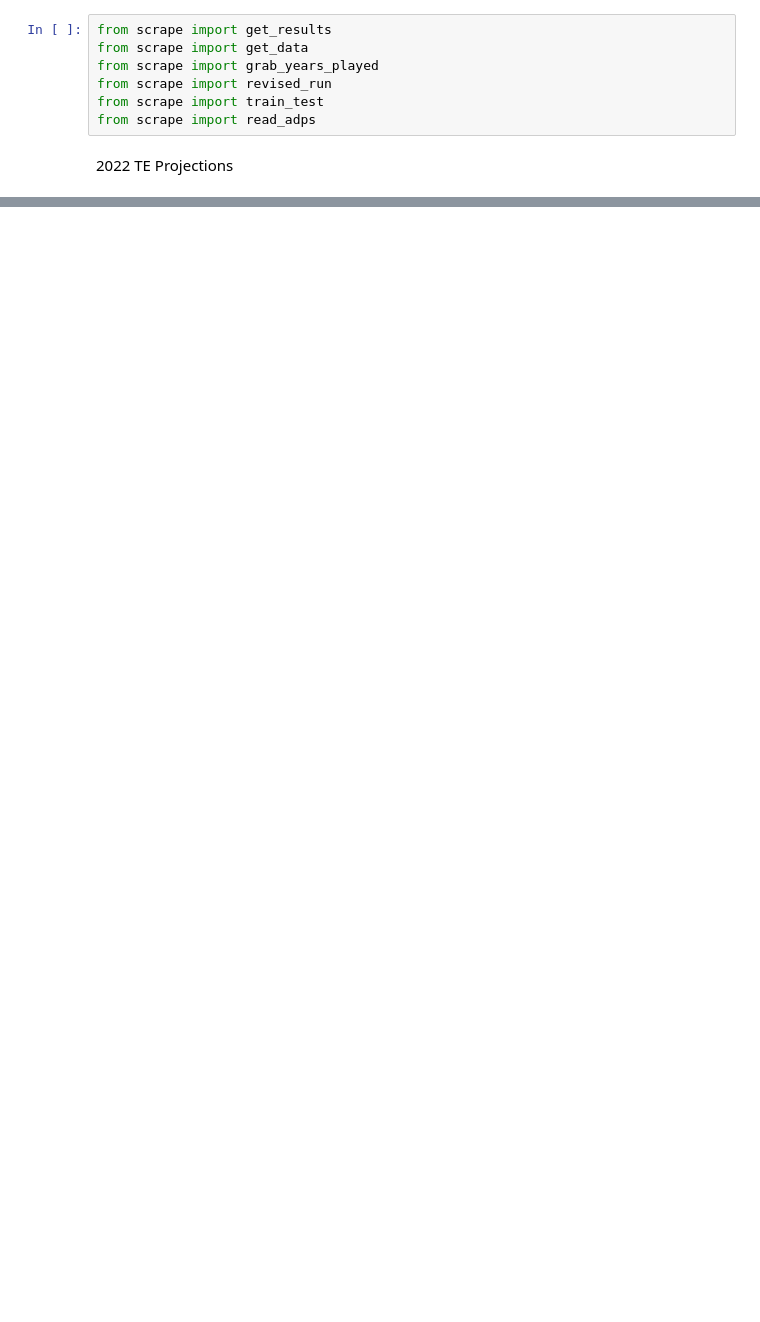
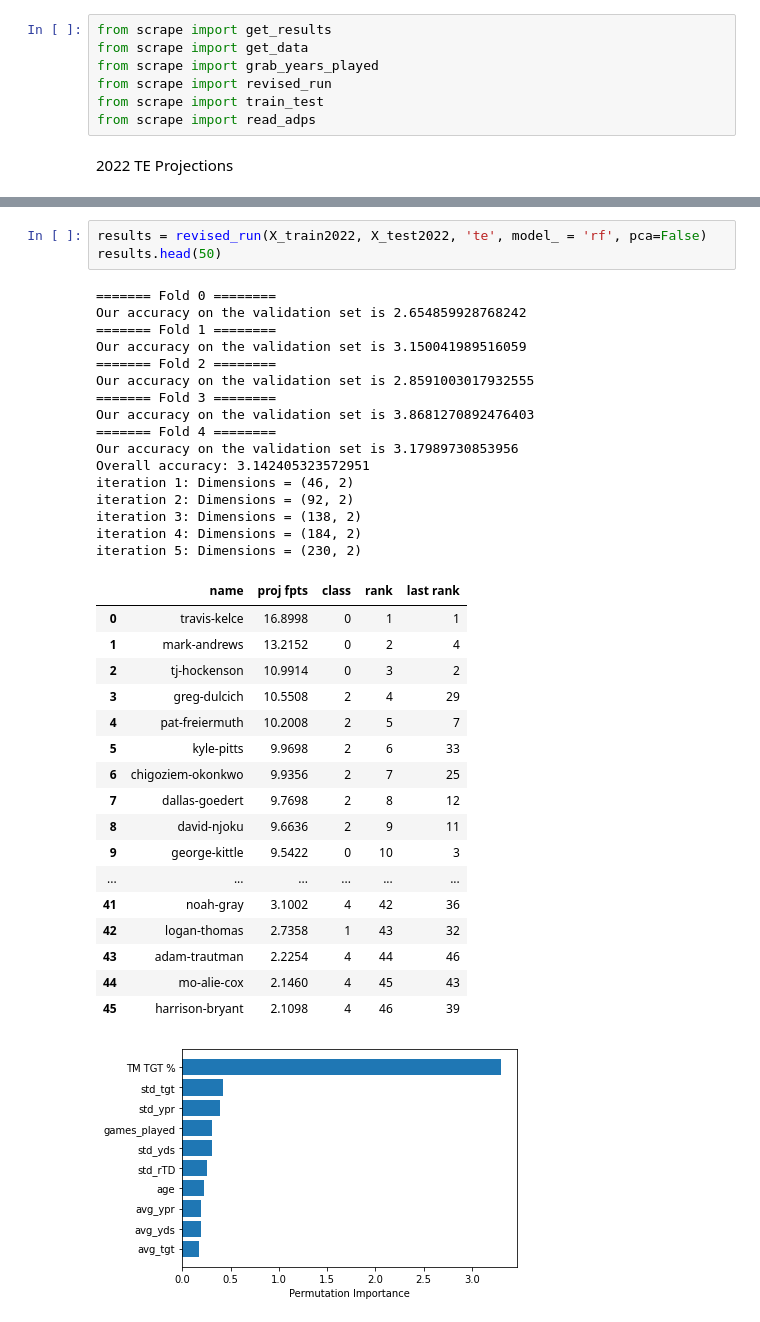
Before and after one commit to xander-abbott/fantasy_scrape, a Jupyter notebook: main_te.ipynb, the cells around one changed output, grey strips where cells are left out. Drawn from its saved outputs; the diff is of its cells as text; blank space fills up the shorter version.

```diff
--- a/main_te.ipynb
+++ b/main_te.ipynb
@@ -47,3 +48,41 @@ iteration 5: Dimensions = (230, 2)
+# %%
+results = revised_run(X_train2022, X_test2022, 'te', model_ = 'rf', pca=False)
+results.head(50)
+# %% [output]
+======= Fold 0 ========
+Our accuracy on the validation set is 2.654859928768242
+======= Fold 1 ========
+Our accuracy on the validation set is 3.150041989516059
+======= Fold 2 ========
+Our accuracy on the validation set is 2.8591003017932555
+======= Fold 3 ========
+Our accuracy on the validation set is 3.8681270892476403
+======= Fold 4 ========
+Our accuracy on the validation set is 3.17989730853956
+Overall accuracy: 3.142405323572951
+iteration 1: Dimensions = (46, 2)
+iteration 2: Dimensions = (92, 2)
+iteration 3: Dimensions = (138, 2)
+iteration 4: Dimensions = (184, 2)
+iteration 5: Dimensions = (230, 2)
+|  | name | proj fpts | class | rank | last rank |
+| 0 | travis-kelce | 16.8998 | 0 | 1 | 1 |
+| 1 | mark-andrews | 13.2152 | 0 | 2 | 4 |
+| 2 | tj-hockenson | 10.9914 | 0 | 3 | 2 |
+| 3 | greg-dulcich | 10.5508 | 2 | 4 | 29 |
+| 4 | pat-freiermuth | 10.2008 | 2 | 5 | 7 |
+| 5 | kyle-pitts | 9.9698 | 2 | 6 | 33 |
+| 6 | chigoziem-okonkwo | 9.9356 | 2 | 7 | 25 |
+| 7 | dallas-goedert | 9.7698 | 2 | 8 | 12 |
+| 8 | david-njoku | 9.6636 | 2 | 9 | 11 |
+| 9 | george-kittle | 9.5422 | 0 | 10 | 3 |
+| ... | ... | ... | ... | ... | ... |
+| 41 | noah-gray | 3.1002 | 4 | 42 | 36 |
+| 42 | logan-thomas | 2.7358 | 1 | 43 | 32 |
+| 43 | adam-trautman | 2.2254 | 4 | 44 | 46 |
+| 44 | mo-alie-cox | 2.1460 | 4 | 45 | 43 |
+| 45 | harrison-bryant | 2.1098 | 4 | 46 | 39 |
+[figure, added]
 # %%
 results = revised_run(X_train2022, X_test2022, 'te', model_ = 'svr')
 results.head(50)
```
Also changed, not shown: parts of 5 cells of this notebook, 25 other files.
